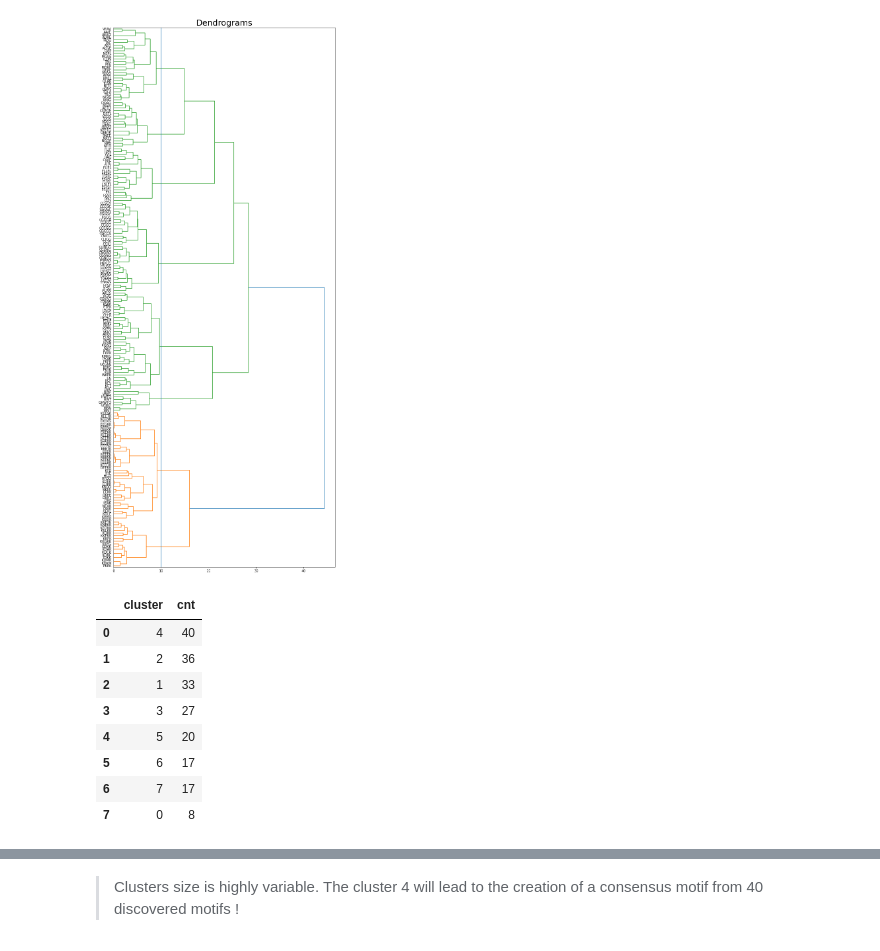
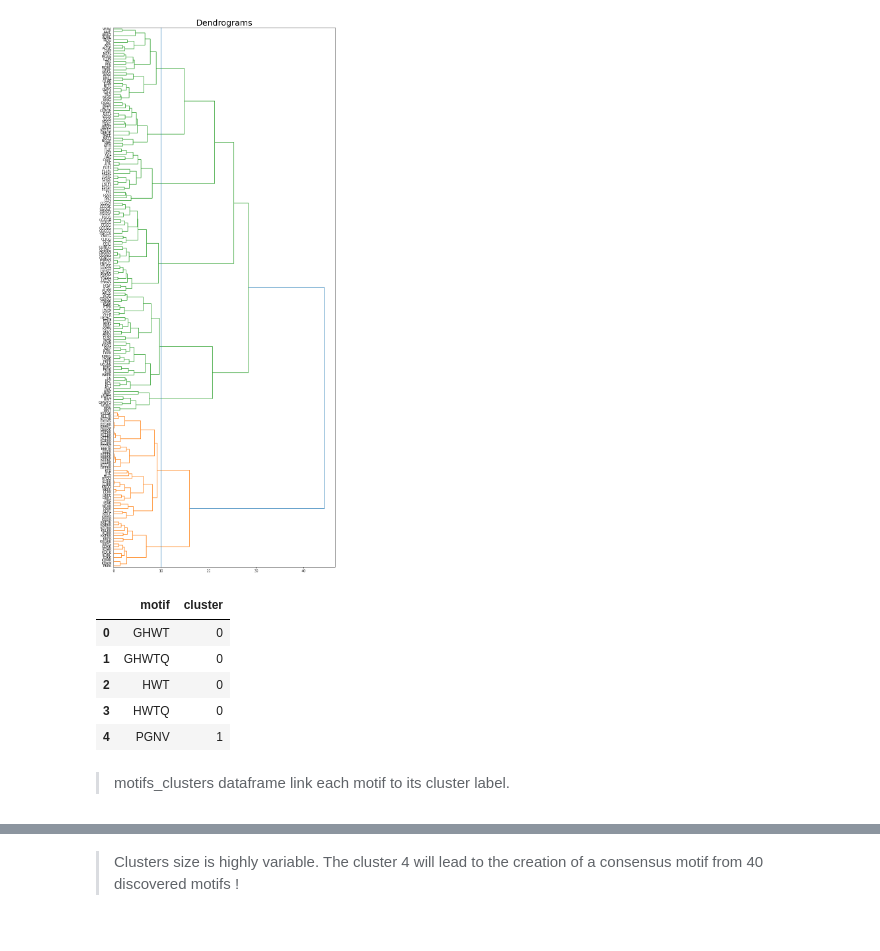
Before and after one commit to rnaimehaom/MotifClustering, a Jupyter notebook: notebooks/motif_clustering.ipynb, the cells around one changed output, grey strips where cells are left out. Drawn from its saved outputs; the diff is of its cells as text; code cells hidden in the pictures.

Commit message:
added few explanations on intermediate dataframes

```diff
--- a/notebooks/motif_clustering.ipynb
+++ b/notebooks/motif_clustering.ipynb
@@ -263,26 +263,20 @@ plt.title("Dendrograms", fontsize=25);
 # %%
 ### Assign clusters label to each motif
 #
 #   The height (e.g. distance) value correspond to the vertical blue line
 #   on the tree. The tree is cutted to this height. The number of clusters
 #   can be deduced from the number of intersections between the tree branchs
 #   and the vertical blue line.
 #   https://docs.scipy.org/doc/scipy/reference/generated/scipy.cluster.hierarchy.cut_tree.html
 motifs_clusters = pd.DataFrame({'motif':df_motifs_scl_proj.index,
                                 'cluster':cut_tree(link_matrix, height=10).ravel()})
-
-### Count the number of motifs contained in each cluster
-#
-cnt_motifs_per_clust = pd.DataFrame(motifs_clusters.cluster.value_counts().reset_index())
-cnt_motifs_per_clust.columns = ['cluster', 'cnt']
-cnt_motifs_per_clust
+motifs_clusters.head(5)
 # %% [output]
-|  | cluster | cnt |
-| 0 | 4 | 40 |
-| 1 | 2 | 36 |
-| 2 | 1 | 33 |
-| 3 | 3 | 27 |
-| 4 | 5 | 20 |
-| 5 | 6 | 17 |
-| 6 | 7 | 17 |
-| 7 | 0 | 8 |
+|  | motif | cluster |
+| 0 | GHWT | 0 |
+| 1 | GHWTQ | 0 |
+| 2 | HWT | 0 |
+| 3 | HWTQ | 0 |
+| 4 | PGNV | 1 |
+# %% [markdown]
+> motifs_clusters dataframe link each motif to its cluster label.
```
Also changed, not shown: parts of 1 cell of this notebook.
